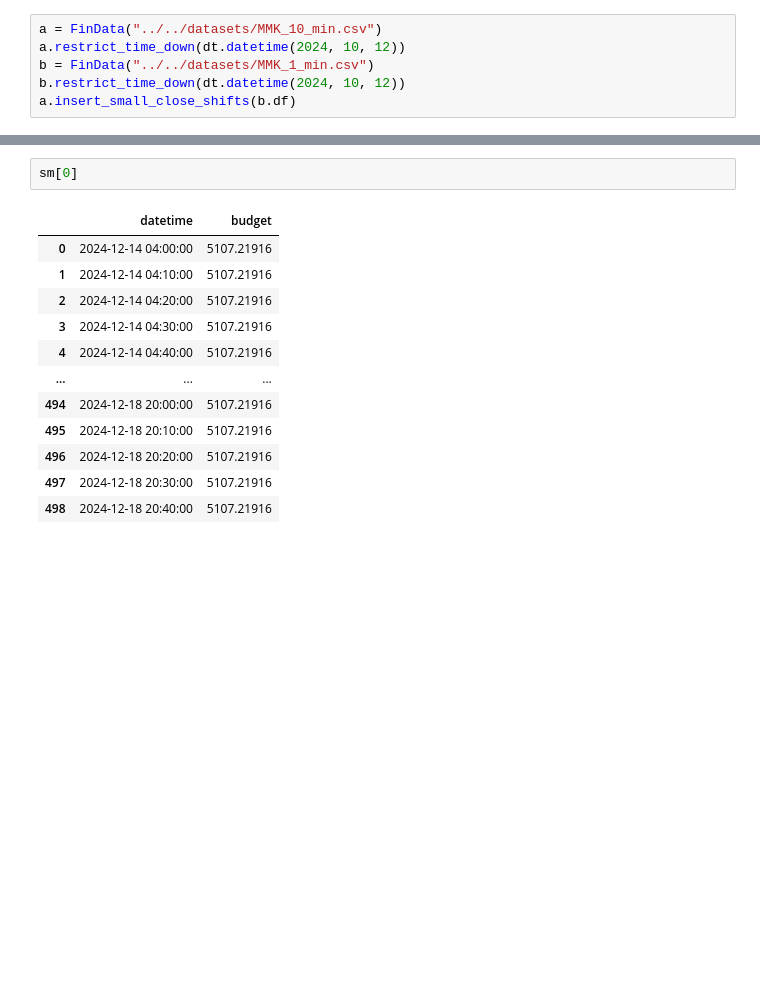
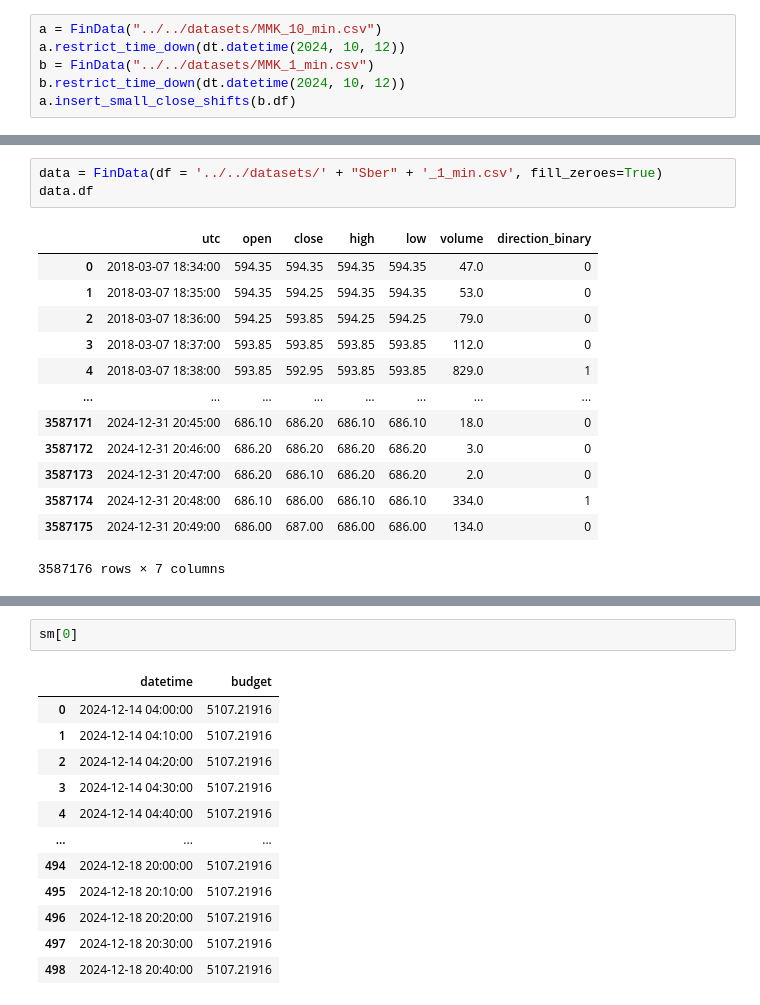
Before and after one commit to Invest-Predict/prices-predictions, a Jupyter notebook: examples/lerochka/backtests.ipynb, the cells around one changed output, grey strips where cells are left out. Saved outputs shown, nothing was run; the diff lists cells and outputs as text; blank space fills up the shorter version.

```diff
--- a/examples/lerochka/backtests.ipynb
+++ b/examples/lerochka/backtests.ipynb
@@ -24 +71,18 @@ a.insert_small_close_shifts(b.df)
+# %%
+data = FinData(df = '../../datasets/' + "Sber" + '_1_min.csv', fill_zeroes=True)
+data.df
+# %% [output]
+|  | utc | open | close | high | low | volume | direction_binary |
+| 0 | 2018-03-07 18:34:00 | 594.35 | 594.35 | 594.35 | 594.35 | 47.0 | 0 |
+| 1 | 2018-03-07 18:35:00 | 594.35 | 594.25 | 594.35 | 594.35 | 53.0 | 0 |
+| 2 | 2018-03-07 18:36:00 | 594.25 | 593.85 | 594.25 | 594.25 | 79.0 | 0 |
+| 3 | 2018-03-07 18:37:00 | 593.85 | 593.85 | 593.85 | 593.85 | 112.0 | 0 |
+| 4 | 2018-03-07 18:38:00 | 593.85 | 592.95 | 593.85 | 593.85 | 829.0 | 1 |
+| ... | ... | ... | ... | ... | ... | ... | ... |
+| 3587171 | 2024-12-31 20:45:00 | 686.10 | 686.20 | 686.10 | 686.10 | 18.0 | 0 |
+| 3587172 | 2024-12-31 20:46:00 | 686.20 | 686.20 | 686.20 | 686.20 | 3.0 | 0 |
+| 3587173 | 2024-12-31 20:47:00 | 686.20 | 686.10 | 686.20 | 686.20 | 2.0 | 0 |
+| 3587174 | 2024-12-31 20:48:00 | 686.10 | 686.00 | 686.10 | 686.10 | 334.0 | 1 |
+| 3587175 | 2024-12-31 20:49:00 | 686.00 | 687.00 | 686.00 | 686.00 | 134.0 | 0 |
+3587176 rows × 7 columns
 # %%
```
Also changed, not shown: parts of 17 cells of this notebook, 5 other files.
